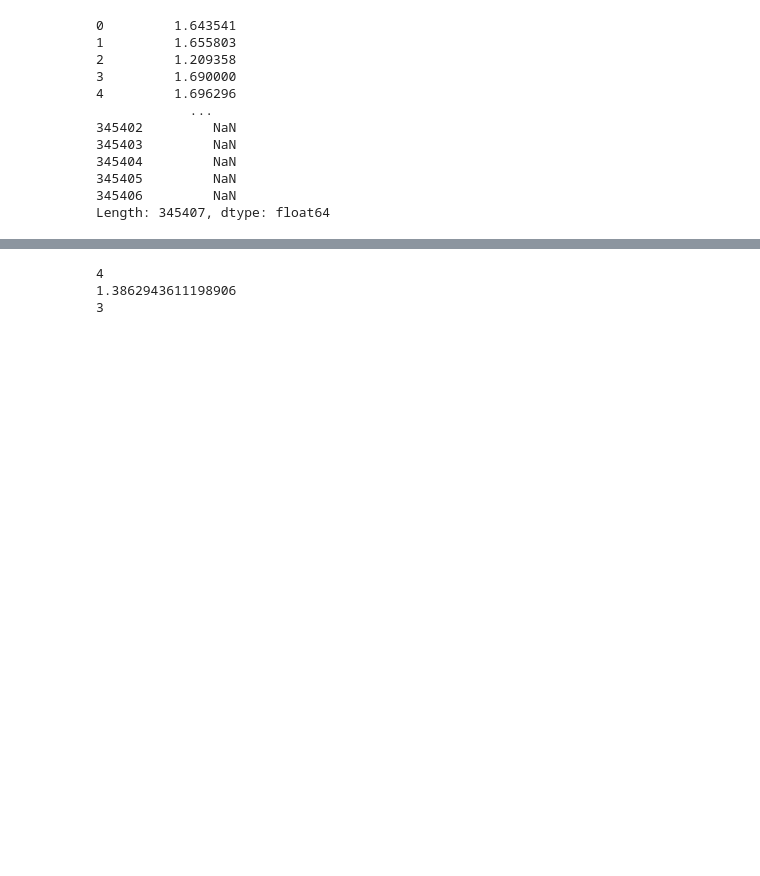
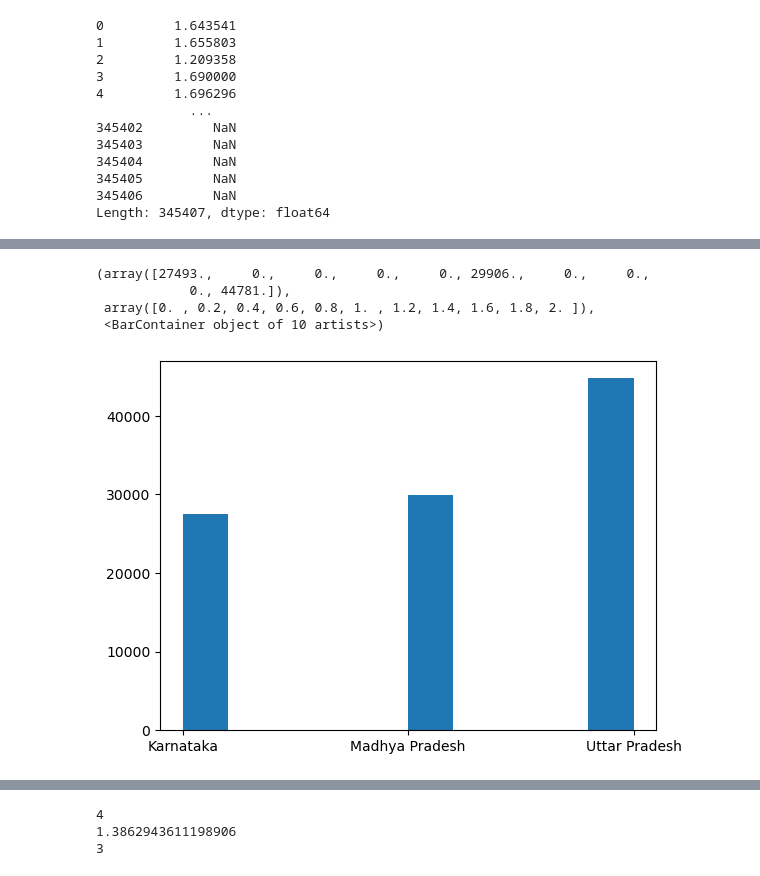
Before and after one commit to yashkarle/Kaggle, a Jupyter notebook: India_Agriculture_Crop_Production/inotebookb489428f94.ipynb, the cells around one changed output, grey strips where cells are left out. Cells and saved outputs as stored; diff of their text form; code cells hidden in the pictures; blank space fills up the shorter version.

```diff
--- a/India_Agriculture_Crop_Production/inotebookb489428f94.ipynb
+++ b/India_Agriculture_Crop_Production/inotebookb489428f94.ipynb
@@ -74,0 +146,14 @@ df.tail()
+# %%
+import matplotlib.pyplot as plt
+
+plt.hist(df[df['State'].isin([
+    'Uttar Pradesh',
+    'Madhya Pradesh',
+    'Karnataka'
+])]['State'])
+# %% [output]
+(array([27493.,     0.,     0.,     0.,     0., 29906.,     0.,     0.,
+            0., 44781.]),
+ array([0. , 0.2, 0.4, 0.6, 0.8, 1. , 1.2, 1.4, 1.6, 1.8, 2. ]),
+ <BarContainer object of 10 artists>)
+[figure, added]
```
Also changed, not shown: parts of 29 cells of this notebook.
